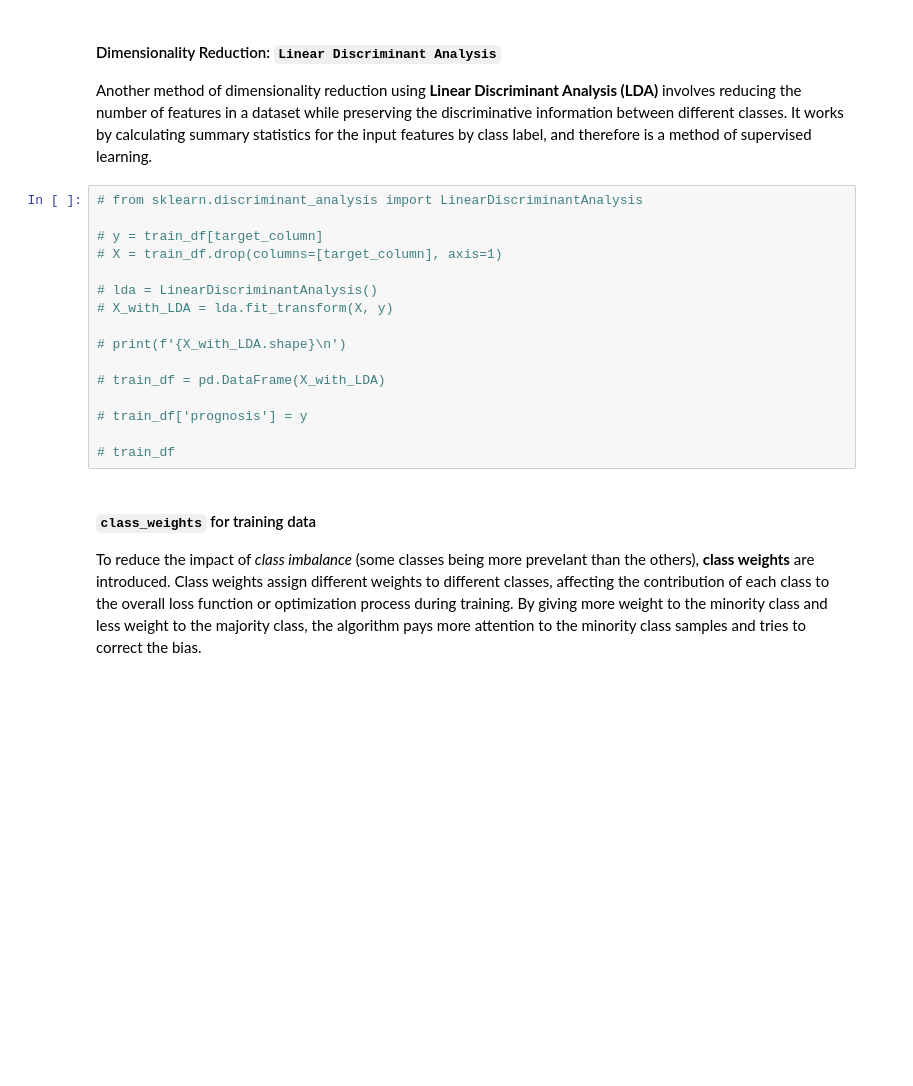
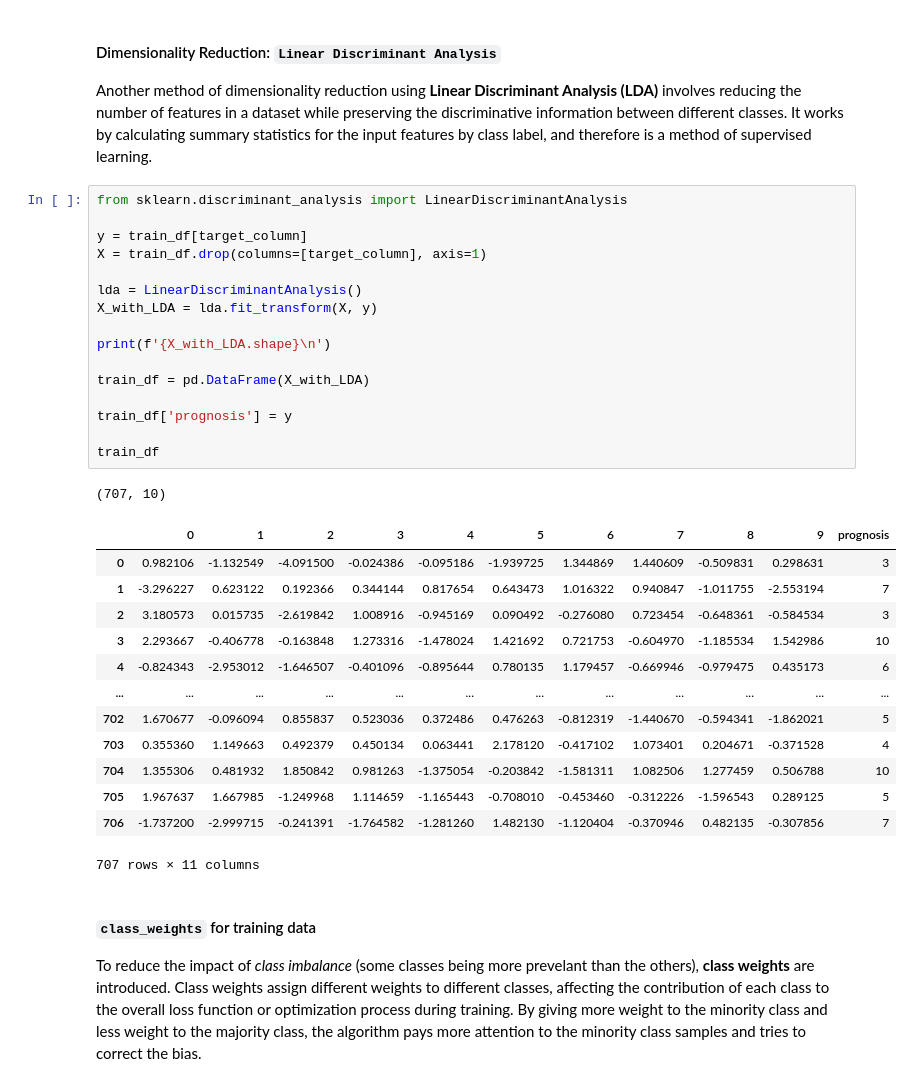
Before and after one commit to YuganshuWadhwa/Final-Notebooks--DDMO-ML-AI, a Jupyter notebook: NN_final.ipynb, the cells around one changed output. Saved outputs shown, nothing was run; the diff lists cells and outputs as text; blank space fills up the shorter version.

```diff
--- a/NN_final.ipynb
+++ b/NN_final.ipynb
@@ -407,21 +408,36 @@ To further reduce the the load on computational resources and training times (*c
 
 Another method of dimensionality reduction using **Linear Discriminant Analysis (LDA)** involves reducing the number of features in a dataset while preserving the discriminative information between different classes. It works by calculating summary statistics for the input features by class label, and therefore is a method of supervised learning.
 # %%
-# from sklearn.discriminant_analysis import LinearDiscriminantAnalysis
+from sklearn.discriminant_analysis import LinearDiscriminantAnalysis
 
-# y = train_df[target_column]
-# X = train_df.drop(columns=[target_column], axis=1)
+y = train_df[target_column]
+X = train_df.drop(columns=[target_column], axis=1)
 
-# lda = LinearDiscriminantAnalysis()
-# X_with_LDA = lda.fit_transform(X, y)
+lda = LinearDiscriminantAnalysis()
+X_with_LDA = lda.fit_transform(X, y)
 
-# print(f'{X_with_LDA.shape}\n')
+print(f'{X_with_LDA.shape}\n')
 
-# train_df = pd.DataFrame(X_with_LDA)
+train_df = pd.DataFrame(X_with_LDA)
 
-# train_df['prognosis'] = y
+train_df['prognosis'] = y
 
-# train_df
+train_df
+# %% [output]
+(707, 10)
+|  | 0 | 1 | 2 | 3 | 4 | 5 | 6 | 7 | 8 | 9 | prognosis |
+| 0 | 0.982106 | -1.132549 | -4.091500 | -0.024386 | -0.095186 | -1.939725 | 1.344869 | 1.440609 | -0.509831 | 0.298631 | 3 |
+| 1 | -3.296227 | 0.623122 | 0.192366 | 0.344144 | 0.817654 | 0.643473 | 1.016322 | 0.940847 | -1.011755 | -2.553194 | 7 |
+| 2 | 3.180573 | 0.015735 | -2.619842 | 1.008916 | -0.945169 | 0.090492 | -0.276080 | 0.723454 | -0.648361 | -0.584534 | 3 |
+| 3 | 2.293667 | -0.406778 | -0.163848 | 1.273316 | -1.478024 | 1.421692 | 0.721753 | -0.604970 | -1.185534 | 1.542986 | 10 |
+| 4 | -0.824343 | -2.953012 | -1.646507 | -0.401096 | -0.895644 | 0.780135 | 1.179457 | -0.669946 | -0.979475 | 0.435173 | 6 |
+| ... | ... | ... | ... | ... | ... | ... | ... | ... | ... | ... | ... |
+| 702 | 1.670677 | -0.096094 | 0.855837 | 0.523036 | 0.372486 | 0.476263 | -0.812319 | -1.440670 | -0.594341 | -1.862021 | 5 |
+| 703 | 0.355360 | 1.149663 | 0.492379 | 0.450134 | 0.063441 | 2.178120 | -0.417102 | 1.073401 | 0.204671 | -0.371528 | 4 |
+| 704 | 1.355306 | 0.481932 | 1.850842 | 0.981263 | -1.375054 | -0.203842 | -1.581311 | 1.082506 | 1.277459 | 0.506788 | 10 |
+| 705 | 1.967637 | 1.667985 | -1.249968 | 1.114659 | -1.165443 | -0.708010 | -0.453460 | -0.312226 | -1.596543 | 0.289125 | 5 |
+| 706 | -1.737200 | -2.999715 | -0.241391 | -1.764582 | -1.281260 | 1.482130 | -1.120404 | -0.370946 | 0.482135 | -0.307856 | 7 |
+707 rows × 11 columns
 # %% [markdown]
 #
 #### `class_weights` for training data
```
Also changed, not shown: parts of 11 cells of this notebook, 1 other file.
